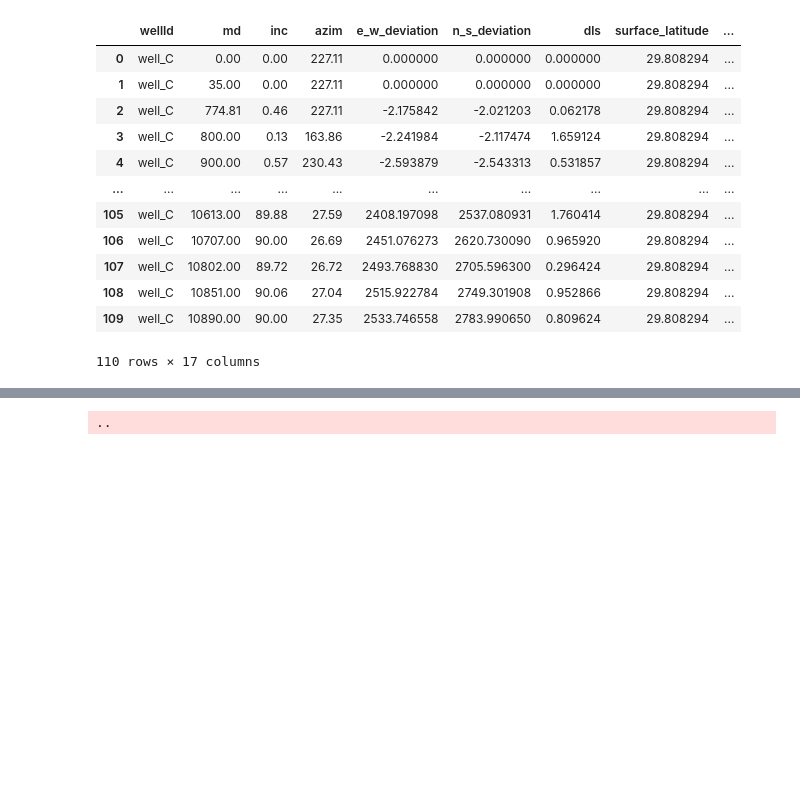
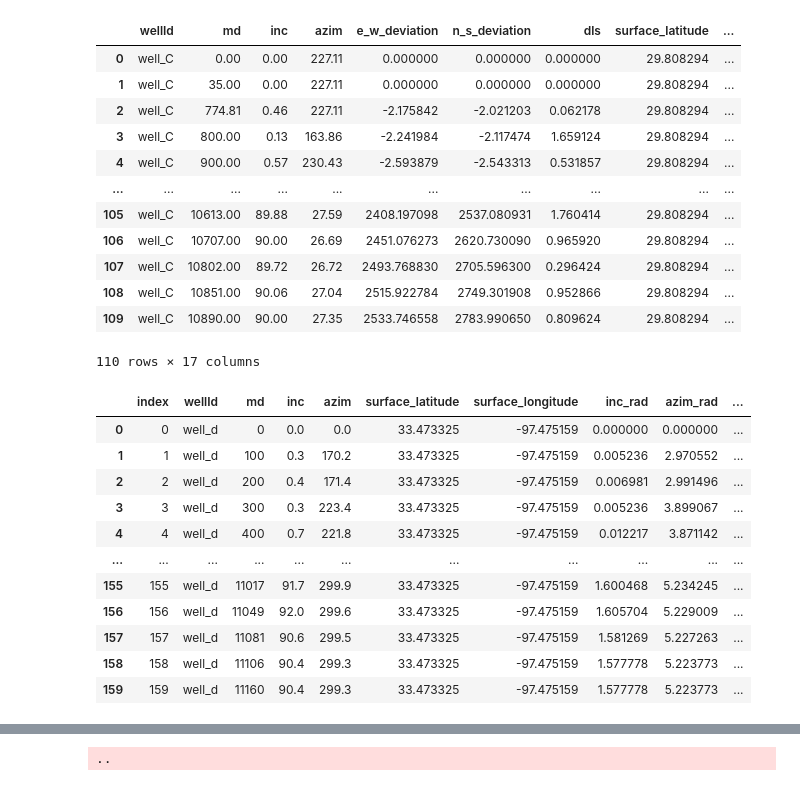
Before and after one commit to bpamos/welltrajconvert, a Jupyter notebook: notebook/Lat Long Conversion .ipynb, the cells around one changed output, grey strips where cells are left out. Saved outputs shown, nothing was run; the diff lists cells and outputs as text; code cells hidden in the pictures; blank space fills up the shorter version.

```diff
--- a/notebook/Lat Long Conversion .ipynb
+++ b/notebook/Lat Long Conversion .ipynb
@@ -274,3 +384,86 @@ converted adjusted x and y back to lat long
 | 108 | well_C | 10851.00 | 90.06 | 27.04 | 2515.922784 | 2749.301908 | 0.952866 | 29.808294 | ... |
 | 109 | well_C | 10890.00 | 90.00 | 27.35 | 2533.746558 | 2783.990650 | 0.809624 | 29.808294 | ... |
 110 rows × 17 columns
+# %%
+survey_obj = Survey(survey_dict)
+#survey_obj.directional_survey_points
+# %%
+
+
+survey_df = pd.DataFrame({'wellId':survey_obj.directional_survey_points.wellId,
+                'md':survey_obj.directional_survey_points.md,
+                'inc':survey_obj.directional_survey_points.inc,
+                'azim':survey_obj.directional_survey_points.azim,
+                'surface_latitude':survey_obj.directional_survey_points.surface_latitude,
+                'surface_longitude':survey_obj.directional_survey_points.surface_longitude })
+
+
+#Convert to Radians
+
+df = survey_df.reset_index()
+
+df['inc_rad'] = df['inc']*0.0174533 #converting to radians
+df['azim_rad'] =df['azim']*0.0174533 #converting to radians
+
+# calculate beta (dog leg angle)
+df['beta'] = np.arccos(
+            np.cos((df['inc_rad']) - (df['inc_rad'].shift(1))) - \
+            (np.sin(df['inc_rad'].shift(1)) * np.sin(df['inc_rad']) * \
+            (1-np.cos(df['azim_rad'] - df['azim_rad'].shift(1)))))
+
+df['beta'] = df['beta'].fillna(0)
+
+# dog leg severity per 100 ft
+df['dls'] = (df['beta'] * 57.2958 * 100)/(df['md']-df['md'].shift(1))
+df['dls'] = df['dls'].fillna(0)
+
+# calculate ratio factor (radians)
+df['rf'] = np.where(df['beta']==0, 1, 2/df['beta'] * np.tan(df['beta']/2))
+
+
+# calculate total vertical depth
+df['tvd'] = ((df['md']-df['md'].shift(1))/2) * \
+                (np.cos(df['inc_rad'].shift(1)) + np.cos(df['inc_rad']))*df['rf']
+
+df['tvd'] = df['tvd'].fillna(0)
+df['tvd_cum'] =  df['tvd'].cumsum()
+
+### calculating NS
+df['ns'] = ((df['md']-df['md'].shift(1))/2) * \
+                (
+                np.sin(df['inc_rad'].shift(1)) * np.cos(df['azim_rad'].shift(1)) +
+                np.sin(df['inc_rad']) * np.cos(df['azim_rad'])\
+                ) * df['rf']
+
+df['ns'] = df['ns'].fillna(0)
+df['ns_cum'] =  df['ns'].cumsum()
+
+## calculating EW
+df['ew'] = ((df['md']-df['md'].shift(1))/2) * \
+                (
+                np.sin(df['inc_rad'].shift(1)) * \
+                np.sin(df['azim_rad'].shift(1)) + \
+                np.sin(df['inc_rad']) * np.sin(df['azim_rad'])\
+                ) * df['rf']
+df['ew'] = df['ew'].fillna(0)
+df['ew_cum'] =  df['ew'].cumsum()
+
+df['e_w_deviation'] = df['ew_cum']
+df['n_s_deviation'] = df['ns_cum']
+
+
+#survey_dict = df.to_dict(orient='records')
+df
+# %% [output]
+|  | index | wellId | md | inc | azim | surface_latitude | surface_longitude | inc_rad | azim_rad | ... |
+| 0 | 0 | well_d | 0 | 0.0 | 0.0 | 33.473325 | -97.475159 | 0.000000 | 0.000000 | ... |
+| 1 | 1 | well_d | 100 | 0.3 | 170.2 | 33.473325 | -97.475159 | 0.005236 | 2.970552 | ... |
+| 2 | 2 | well_d | 200 | 0.4 | 171.4 | 33.473325 | -97.475159 | 0.006981 | 2.991496 | ... |
+| 3 | 3 | well_d | 300 | 0.3 | 223.4 | 33.473325 | -97.475159 | 0.005236 | 3.899067 | ... |
+| 4 | 4 | well_d | 400 | 0.7 | 221.8 | 33.473325 | -97.475159 | 0.012217 | 3.871142 | ... |
+| ... | ... | ... | ... | ... | ... | ... | ... | ... | ... | ... |
+| 155 | 155 | well_d | 11017 | 91.7 | 299.9 | 33.473325 | -97.475159 | 1.600468 | 5.234245 | ... |
+| 156 | 156 | well_d | 11049 | 92.0 | 299.6 | 33.473325 | -97.475159 | 1.605704 | 5.229009 | ... |
+| 157 | 157 | well_d | 11081 | 90.6 | 299.5 | 33.473325 | -97.475159 | 1.581269 | 5.227263 | ... |
+| 158 | 158 | well_d | 11106 | 90.4 | 299.3 | 33.473325 | -97.475159 | 1.577778 | 5.223773 | ... |
+| 159 | 159 | well_d | 11160 | 90.4 | 299.3 | 33.473325 | -97.475159 | 1.577778 | 5.223773 | ... |
```
Also changed, not shown: parts of 5 cells of this notebook, 4 other files.
